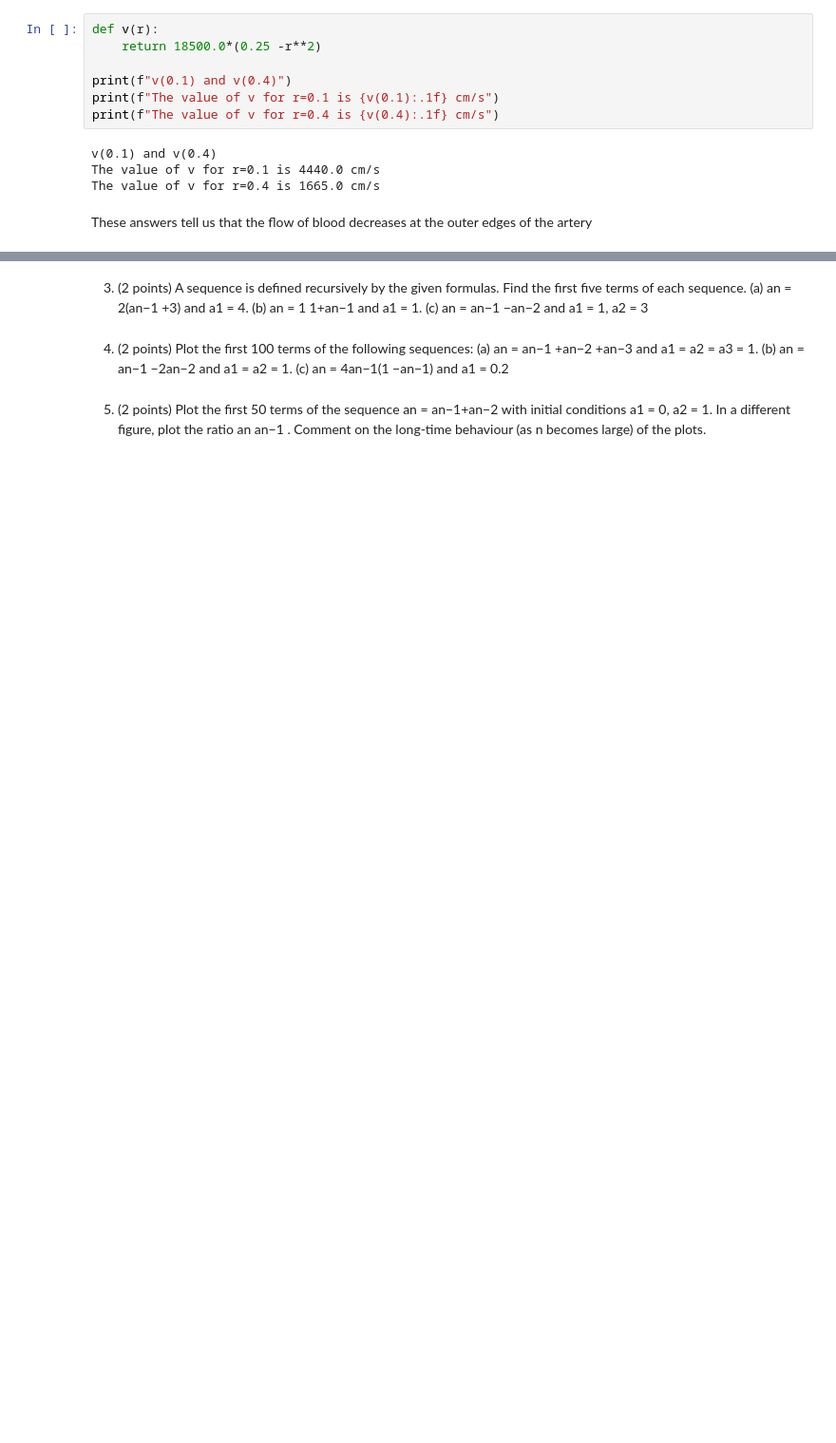
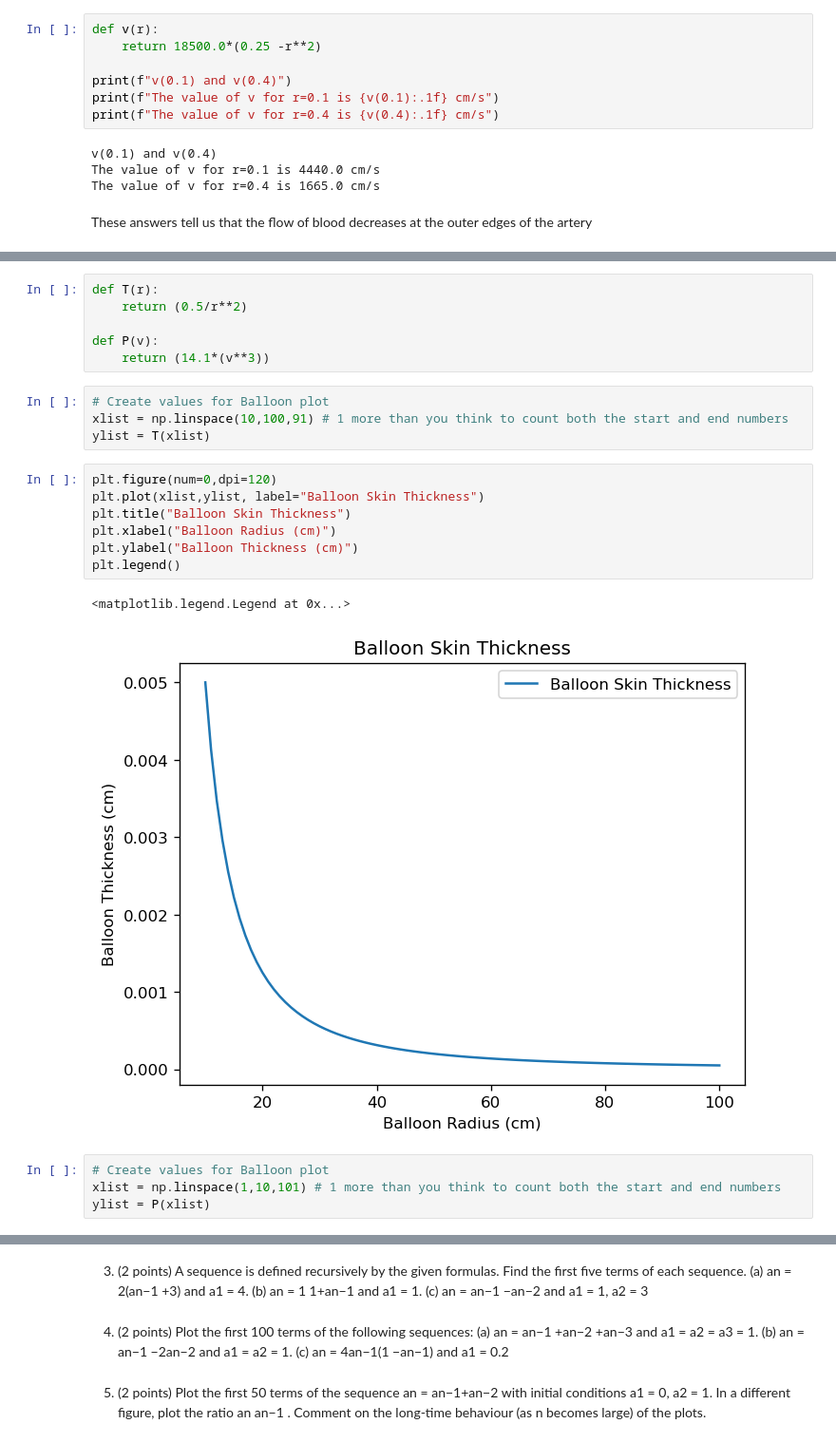
Before and after one commit to robwhite-lis/complexity_quizzes, a Jupyter notebook: Quizz1.ipynb, the cells around one changed output, grey strips where cells are left out. Shown at 95% size. Cells and saved outputs as stored; diff of their text form; blank space fills up the shorter version.

```diff
--- a/Quizz1.ipynb
+++ b/Quizz1.ipynb
@@ -69 +80,25 @@ where P is measured in watts (W) and v is measured in metres per second (m/s).
 Plot the function P for wind speeds between 1 m/s and 10 m/s.
+# %%
+def T(r):
+    return (0.5/r**2)
+
+def P(v):
+    return (14.1*(v**3))
+# %%
+# Create values for Balloon plot
+xlist = np.linspace(10,100,91) # 1 more than you think to count both the start and end numbers
+ylist = T(xlist)
+# %%
+plt.figure(num=0,dpi=120)
+plt.plot(xlist,ylist, label="Balloon Skin Thickness")
+plt.title("Balloon Skin Thickness")
+plt.xlabel("Balloon Radius (cm)")
+plt.ylabel("Balloon Thickness (cm)")
+plt.legend()
+# %% [output]
+<matplotlib.legend.Legend at 0x...>
+[figure, added]
+# %%
+# Create values for Balloon plot
+xlist = np.linspace(1,10,101) # 1 more than you think to count both the start and end numbers
+ylist = P(xlist)
```
Also changed, not shown: parts of 5 cells of this notebook.
